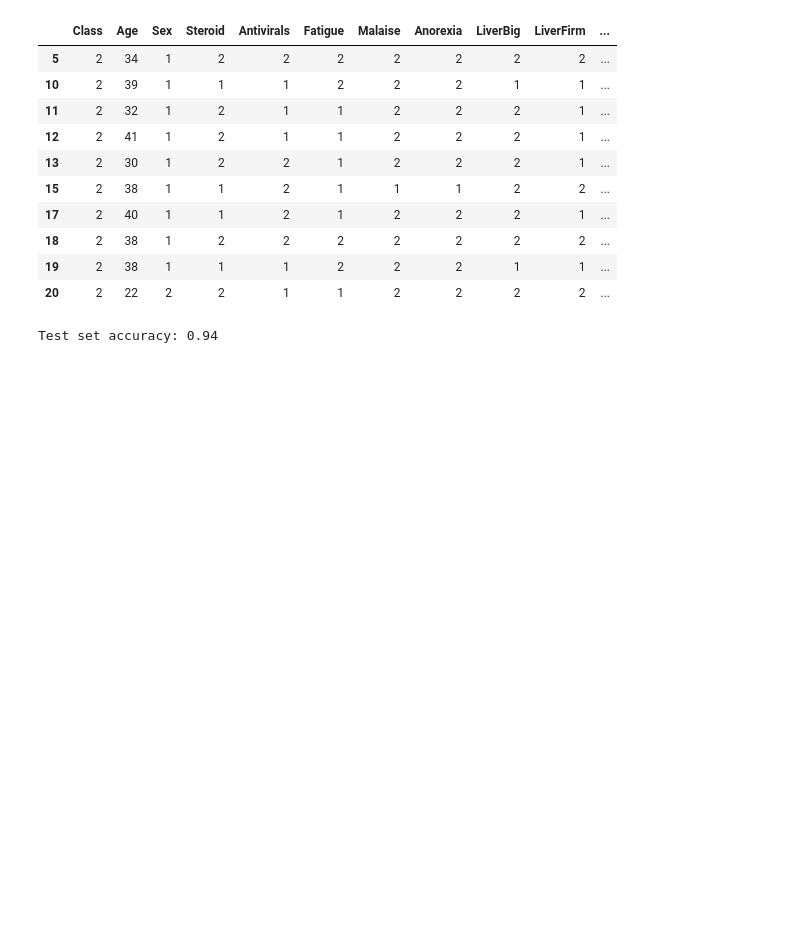
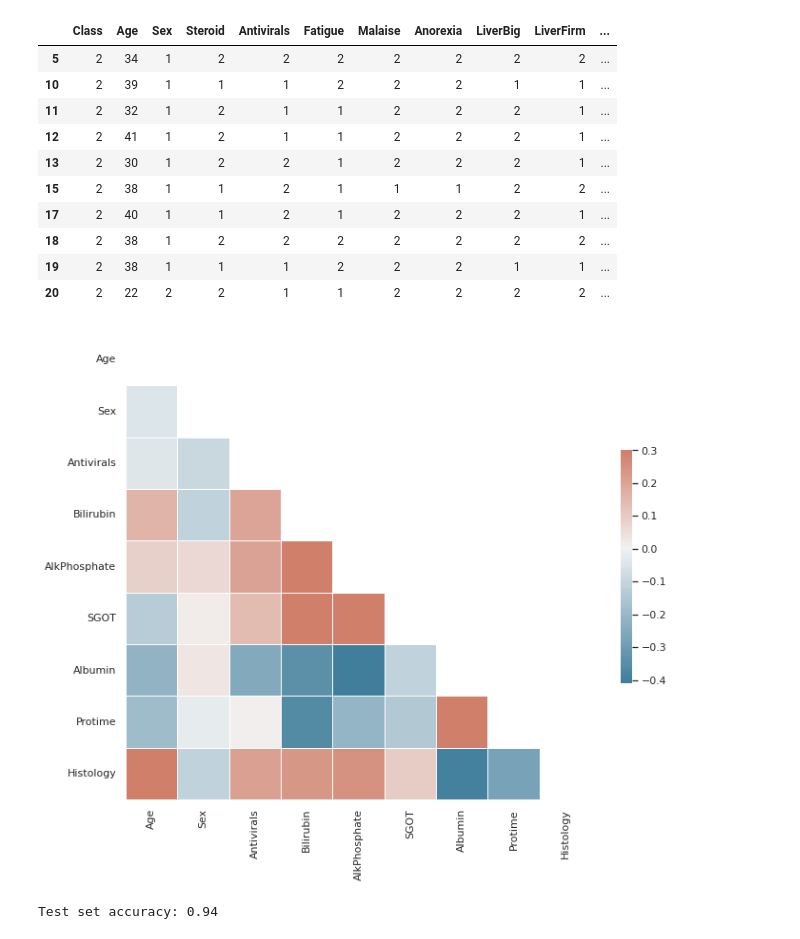
Before and after one commit to quangdad/DataMining, a Jupyter notebook: RandomForest.ipynb, the cells around one changed output. Drawn from its saved outputs; the diff is of its cells as text; code cells hidden in the pictures; blank space fills up the shorter version.

```diff
--- a/RandomForest.ipynb
+++ b/RandomForest.ipynb
@@ -65,6 +65,27 @@ data.head(10)
 | 18 | 2 | 38 | 1 | 2 | 2 | 2 | 2 | 2 | 2 | 2 | ... |
 | 19 | 2 | 38 | 1 | 1 | 1 | 2 | 2 | 2 | 1 | 1 | ... |
 | 20 | 2 | 22 | 2 | 2 | 1 | 1 | 2 | 2 | 2 | 2 | ... |
+# %%
+
+import seaborn as sns
+from sklearn.preprocessing import StandardScaler
+
+
+# Chuẩn hóa dữ liệu các thuộc tính số
+numeric_columns = ['Age', 'Bilirubin', 'AlkPhosphate', 'SGOT', 'Albumin', 'Protime']
+scaler = StandardScaler()
+data[numeric_columns] = scaler.fit_transform(data[numeric_columns])
+
+# Vẽ biểu đồ tương quan giữa các thuộc tính
+sns.set(style="white")
+corr = data.drop('Class', axis=1).corr()
+mask = np.triu(np.ones_like(corr, dtype=bool))
+f, ax = plt.subplots(figsize=(11, 9))
+cmap = sns.diverging_palette(230, 20, as_cmap=True)
+sns.heatmap(corr, mask=mask, cmap=cmap, vmax=.3, center=0, square=True, linewidths=.5, cbar_kws={"shrink": .5})
+plt.show()
+# %% [output]
+[figure, added]
 # %%
 # Split data into training and testing sets
 X_train, X_test, y_train, y_test = train_test_split(data.drop('Class', axis=1), data['Class'], test_size=0.2, random_state=42)
```
Also changed, not shown: parts of 7 cells of this notebook.
